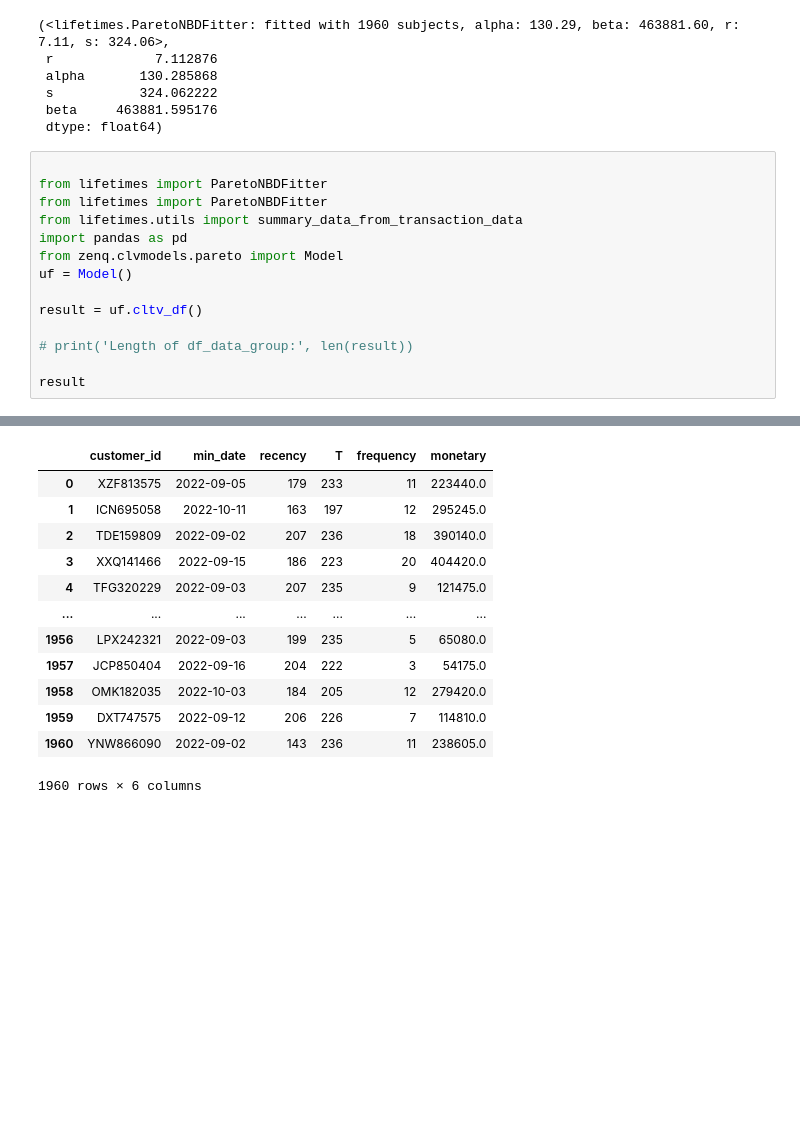
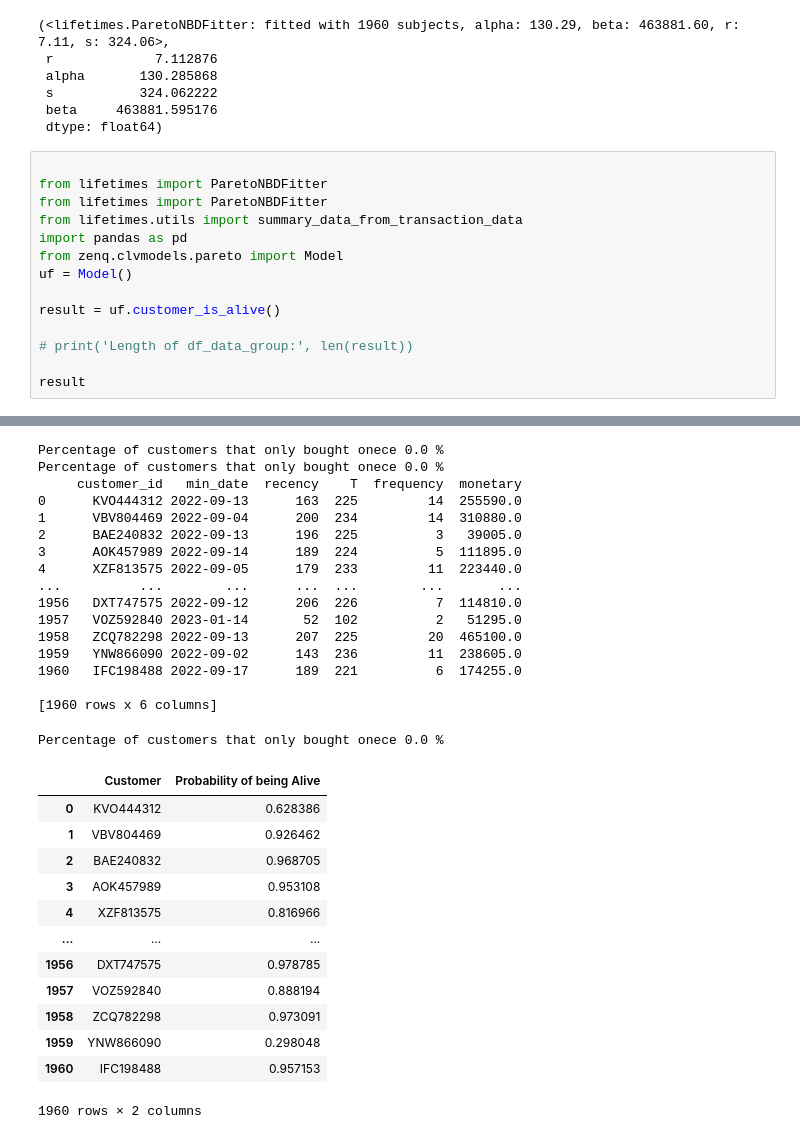
Before and after one commit to nareabg/esim, a Jupyter notebook: test.ipynb, the cells around one changed output, grey strips where cells are left out. Drawn from its saved outputs; the diff is of its cells as text; blank space fills up the shorter version.

```diff
--- a/test.ipynb
+++ b/test.ipynb
@@ -412,7 +412,7 @@ import pandas as pd
 from zenq.clvmodels.pareto import Model
 uf = Model()
 
-result = uf.cltv_df()
+result = uf.customer_is_alive()
 
 # print('Length of df_data_group:', len(result))
 
@@ -422,16 +453,33 @@ Percentage of customers that only bought onece 0.0 %
+Percentage of customers that only bought onece 0.0 %
+Percentage of customers that only bought onece 0.0 %
+     customer_id   min_date  recency    T  frequency  monetary
+0      KVO444312 2022-09-13      163  225         14  255590.0
+1      VBV804469 2022-09-04      200  234         14  310880.0
+2      BAE240832 2022-09-13      196  225          3   39005.0
+3      AOK457989 2022-09-14      189  224          5  111895.0
+4      XZF813575 2022-09-05      179  233         11  223440.0
+...          ...        ...      ...  ...        ...       ...
+1956   DXT747575 2022-09-12      206  226          7  114810.0
+1957   VOZ592840 2023-01-14       52  102          2   51295.0
+1958   ZCQ782298 2022-09-13      207  225         20  465100.0
+1959   YNW866090 2022-09-02      143  236         11  238605.0
+1960   IFC198488 2022-09-17      189  221          6  174255.0
+
+[1960 rows x 6 columns]
+Percentage of customers that only bought onece 0.0 %
-|  | customer_id | min_date | recency | T | frequency | monetary |
-| 0 | XZF813575 | 2022-09-05 | 179 | 233 | 11 | 223440.0 |
-| 1 | ICN695058 | 2022-10-11 | 163 | 197 | 12 | 295245.0 |
-| 2 | TDE159809 | 2022-09-02 | 207 | 236 | 18 | 390140.0 |
-| 3 | XXQ141466 | 2022-09-15 | 186 | 223 | 20 | 404420.0 |
-| 4 | TFG320229 | 2022-09-03 | 207 | 235 | 9 | 121475.0 |
-| ... | ... | ... | ... | ... | ... | ... |
-| 1956 | LPX242321 | 2022-09-03 | 199 | 235 | 5 | 65080.0 |
-| 1957 | JCP850404 | 2022-09-16 | 204 | 222 | 3 | 54175.0 |
-| 1958 | OMK182035 | 2022-10-03 | 184 | 205 | 12 | 279420.0 |
-| 1959 | DXT747575 | 2022-09-12 | 206 | 226 | 7 | 114810.0 |
-| 1960 | YNW866090 | 2022-09-02 | 143 | 236 | 11 | 238605.0 |
+|  | Customer | Probability of being Alive |
+| 0 | KVO444312 | 0.628386 |
+| 1 | VBV804469 | 0.926462 |
+| 2 | BAE240832 | 0.968705 |
+| 3 | AOK457989 | 0.953108 |
+| 4 | XZF813575 | 0.816966 |
+| ... | ... | ... |
+| 1956 | DXT747575 | 0.978785 |
+| 1957 | VOZ592840 | 0.888194 |
+| 1958 | ZCQ782298 | 0.973091 |
+| 1959 | YNW866090 | 0.298048 |
+| 1960 | IFC198488 | 0.957153 |
-1960 rows × 6 columns
+1960 rows × 2 columns
 # %%
 
 from lifetimes import ParetoNBDFitter
```
Also changed, not shown: parts of 2 cells of this notebook, 2 other files.
